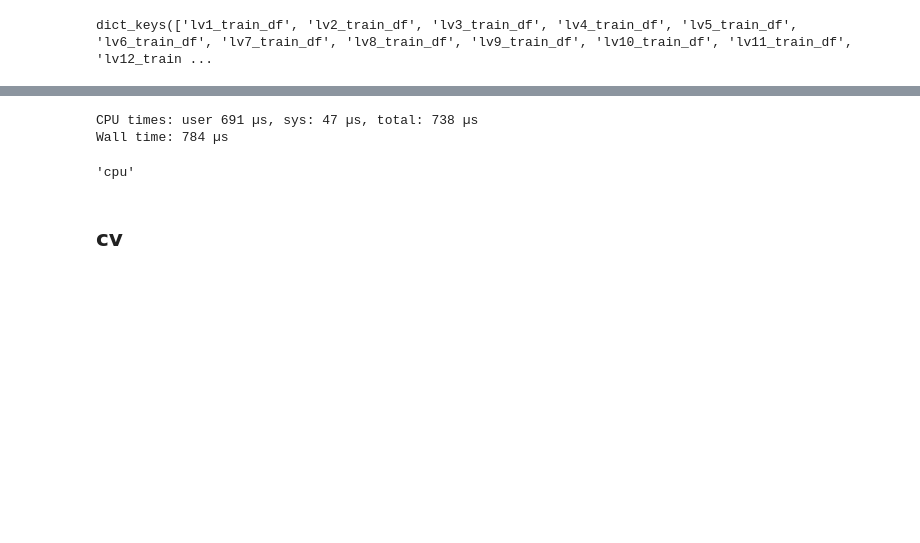
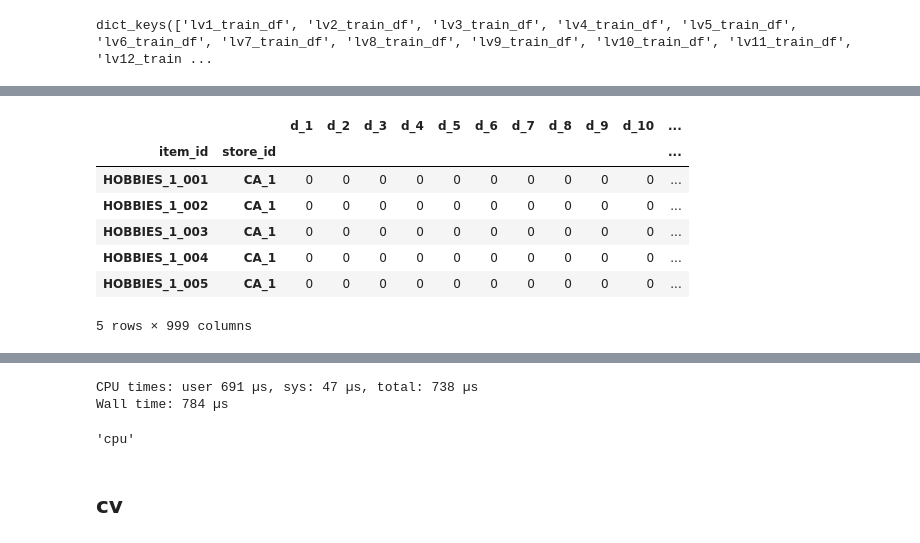
Before and after one commit to M0T0-2020/WalMart_2020, a Jupyter notebook: Train_Model_5.ipynb, the cells around one changed output, grey strips where cells are left out. Cells and saved outputs as stored; diff of their text form; code cells hidden in the pictures; blank space fills up the shorter version.

```diff
--- a/Train_Model_5.ipynb
+++ b/Train_Model_5.ipynb
@@ -364,0 +369,11 @@ Index(['id', 'item_id', 'dept_id', 'cat_id', 'store_id', 'state_id', 'd_1',
+# %%
+sum_M = []
+for i, group_id in enumerate(group_ids):
+    a = original_train_df.groupby(group_id)['index'].unique().to_dict()
+    group_id_dict[f'{group_id}'] = list(a.keys())
+    for key in tqdm(group_id_dict[f'{group_id}']):
+        v = a[key]
+        zeros = torch.zeros(30490)
+        zeros[v] = 1
+        zeros = zeros/zeros.sum()
+        sum_M += [zeros.tolist()]
@@ -368,13 +452,22 @@ train_target_columns = d_cols[:1500]
 valid_target_columns = d_cols[1500:]
 
 original_train_df['all_id'] = 0
+original_train_df['index'] = original_train_df.index
 
 train_df = original_train_df[['all_id', 'id', 'item_id', 'dept_id', 'cat_id', 'store_id', 'state_id']+train_target_columns]
 valid_df = original_train_df[['all_id', 'id', 'item_id', 'dept_id', 'cat_id', 'store_id', 'state_id']+valid_target_columns]
 train_target_lv = {}
 valid_target_lv = {}
 for i, group_id in enumerate(tqdm(group_ids)):
-            train_target_lv[f'lv{i + 1}_train_df'] = train_df.groupby(group_id)[train_target_columns].sum()
-            valid_target_lv[f'lv{i + 1}_valid_df'] = valid_df.groupby(group_id)[valid_target_columns].sum()
+    print(group_id)
+    a = train_df.groupby(group_id)[train_target_columns].sum().T.to_dict()
+    for key, value in a.items():
+        value = list(value.values())
+        a[key] = torch.FloatTensor(value)
+    train_target_lv[f'lv{i + 1}_train_df'] = a
+    a = valid_df.groupby(group_id)[valid_target_columns].sum()
+    for key, value in a.items():
+        a[key] = torch.FloatTensor(value)
+    valid_target_lv[f'lv{i + 1}_valid_df'] = a
 # %% [output]
 [interactive output not drawn]
@@ -399,0 +494,2 @@ train_target_lv['lv6_train_df']
+# %%
+original_train_df['index'] = original_train_df.index
@@ -399,0 +542,11 @@ train_target_lv['lv6_train_df']
+# %%
+weight_df.head()
+# %% [output]
+|  |  | d_1 | d_2 | d_3 | d_4 | d_5 | d_6 | d_7 | d_8 | d_9 | d_10 | ... |
+| item_id | store_id |  |  |  |  |  |  |  |  |  |  | ... |
+| HOBBIES_1_001 | CA_1 | 0 | 0 | 0 | 0 | 0 | 0 | 0 | 0 | 0 | 0 | ... |
+| HOBBIES_1_002 | CA_1 | 0 | 0 | 0 | 0 | 0 | 0 | 0 | 0 | 0 | 0 | ... |
+| HOBBIES_1_003 | CA_1 | 0 | 0 | 0 | 0 | 0 | 0 | 0 | 0 | 0 | 0 | ... |
+| HOBBIES_1_004 | CA_1 | 0 | 0 | 0 | 0 | 0 | 0 | 0 | 0 | 0 | 0 | ... |
+| HOBBIES_1_005 | CA_1 | 0 | 0 | 0 | 0 | 0 | 0 | 0 | 0 | 0 | 0 | ... |
+5 rows × 999 columns
```
Also changed, not shown: parts of 58 cells of this notebook.
